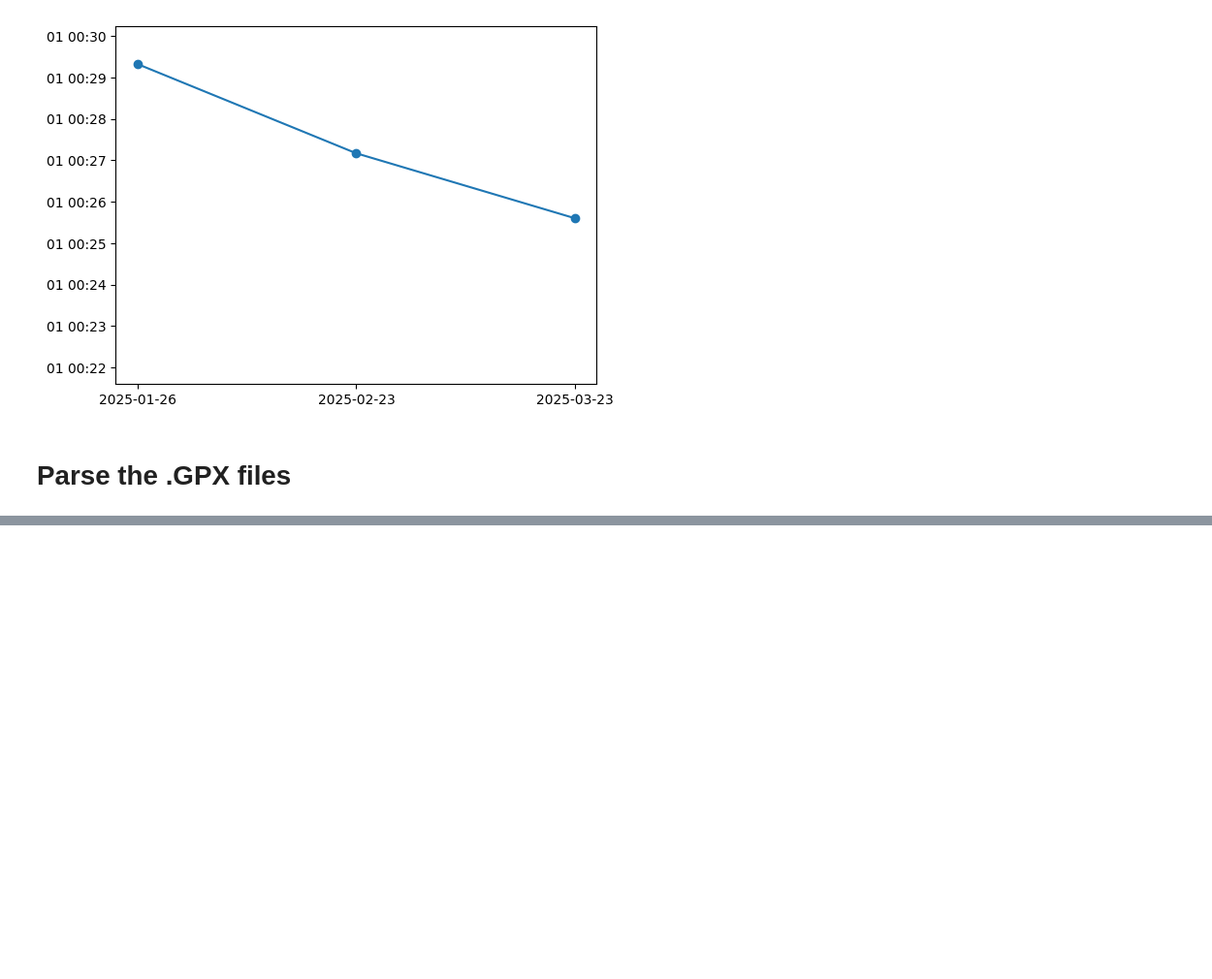
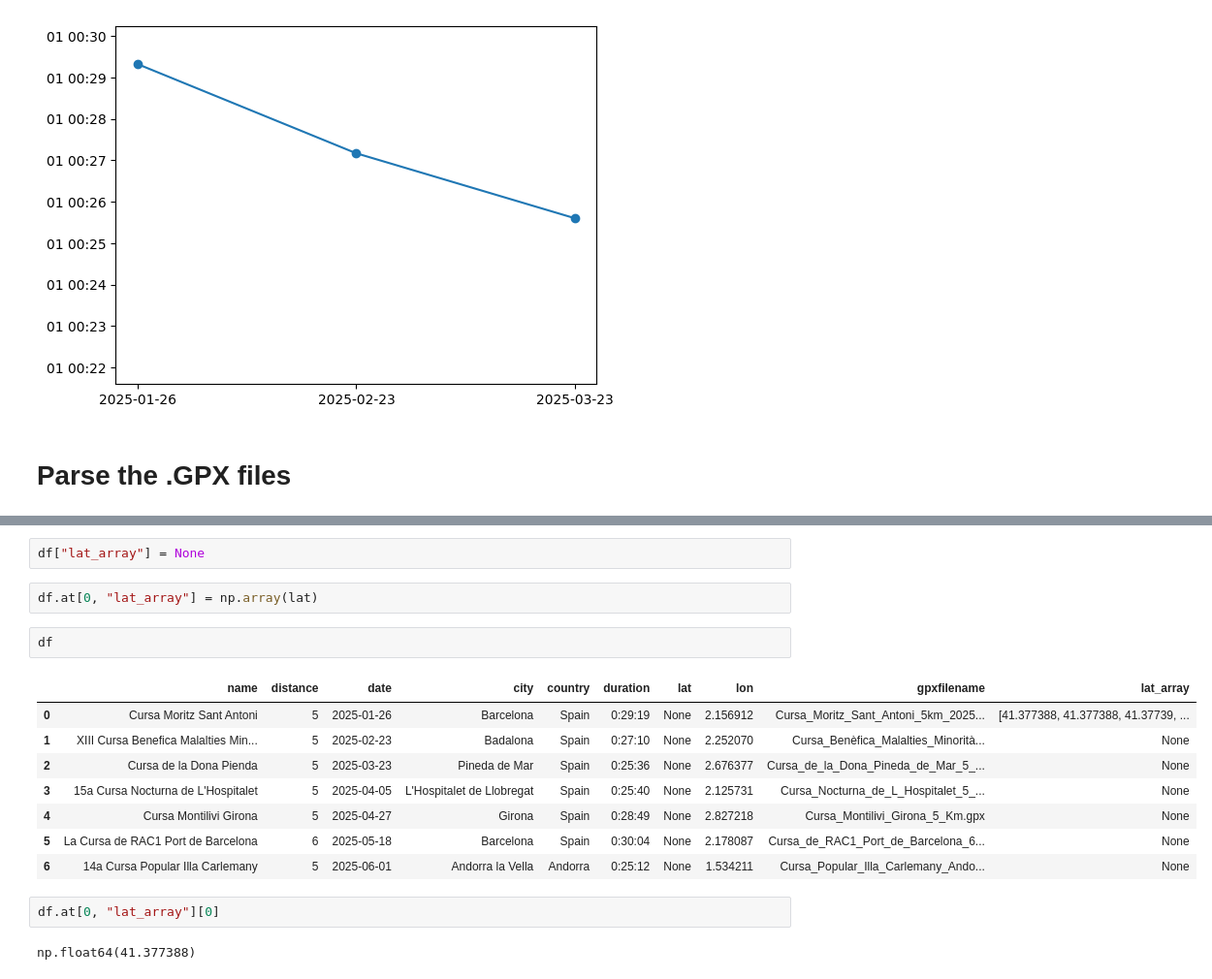
Before and after one commit to alexandru-cohal/RaceResultsVisualizer, a Jupyter notebook: data_analysis.ipynb, the cells around one changed output, grey strips where cells are left out. Shown: that part at 97% size. Saved outputs shown, nothing was run; the diff lists cells and outputs as text; blank space fills up the shorter version.

```diff
--- a/data_analysis.ipynb
+++ b/data_analysis.ipynb
@@ -309,0 +369,19 @@ lat, lon, elev = parse_gpx_file(GPX_FILEPATH + df["gpxfilename"][0])
+# %%
+df["lat_array"] = None
+# %%
+df.at[0, "lat_array"] = np.array(lat)
+# %%
+df
+# %% [output]
+|  | name | distance | date | city | country | duration | lat | lon | gpxfilename | lat_array |
+| 0 | Cursa Moritz Sant Antoni | 5 | 2025-01-26 | Barcelona | Spain | 0:29:19 | None | 2.156912 | Cursa_Moritz_Sant_Antoni_5km_2025... | [41.377388, 41.377388, 41.37739, ... |
+| 1 | XIII Cursa Benefica Malalties Min... | 5 | 2025-02-23 | Badalona | Spain | 0:27:10 | None | 2.252070 | Cursa_Benèfica_Malalties_Minorità... | None |
+| 2 | Cursa de la Dona Pienda | 5 | 2025-03-23 | Pineda de Mar | Spain | 0:25:36 | None | 2.676377 | Cursa_de_la_Dona_Pineda_de_Mar_5_... | None |
+| 3 | 15a Cursa Nocturna de L'Hospitalet | 5 | 2025-04-05 | L'Hospitalet de Llobregat | Spain | 0:25:40 | None | 2.125731 | Cursa_Nocturna_de_L_Hospitalet_5_... | None |
+| 4 | Cursa Montilivi Girona | 5 | 2025-04-27 | Girona | Spain | 0:28:49 | None | 2.827218 | Cursa_Montilivi_Girona_5_Km.gpx | None |
+| 5 | La Cursa de RAC1 Port de Barcelona | 6 | 2025-05-18 | Barcelona | Spain | 0:30:04 | None | 2.178087 | Cursa_de_RAC1_Port_de_Barcelona_6... | None |
+| 6 | 14a Cursa Popular Illa Carlemany | 5 | 2025-06-01 | Andorra la Vella | Andorra | 0:25:12 | None | 1.534211 | Cursa_Popular_Illa_Carlemany_Ando... | None |
+# %%
+df.at[0, "lat_array"][0]
+# %% [output]
+np.float64(41.377388)
```
Also changed, not shown: parts of 8 cells of this notebook.
